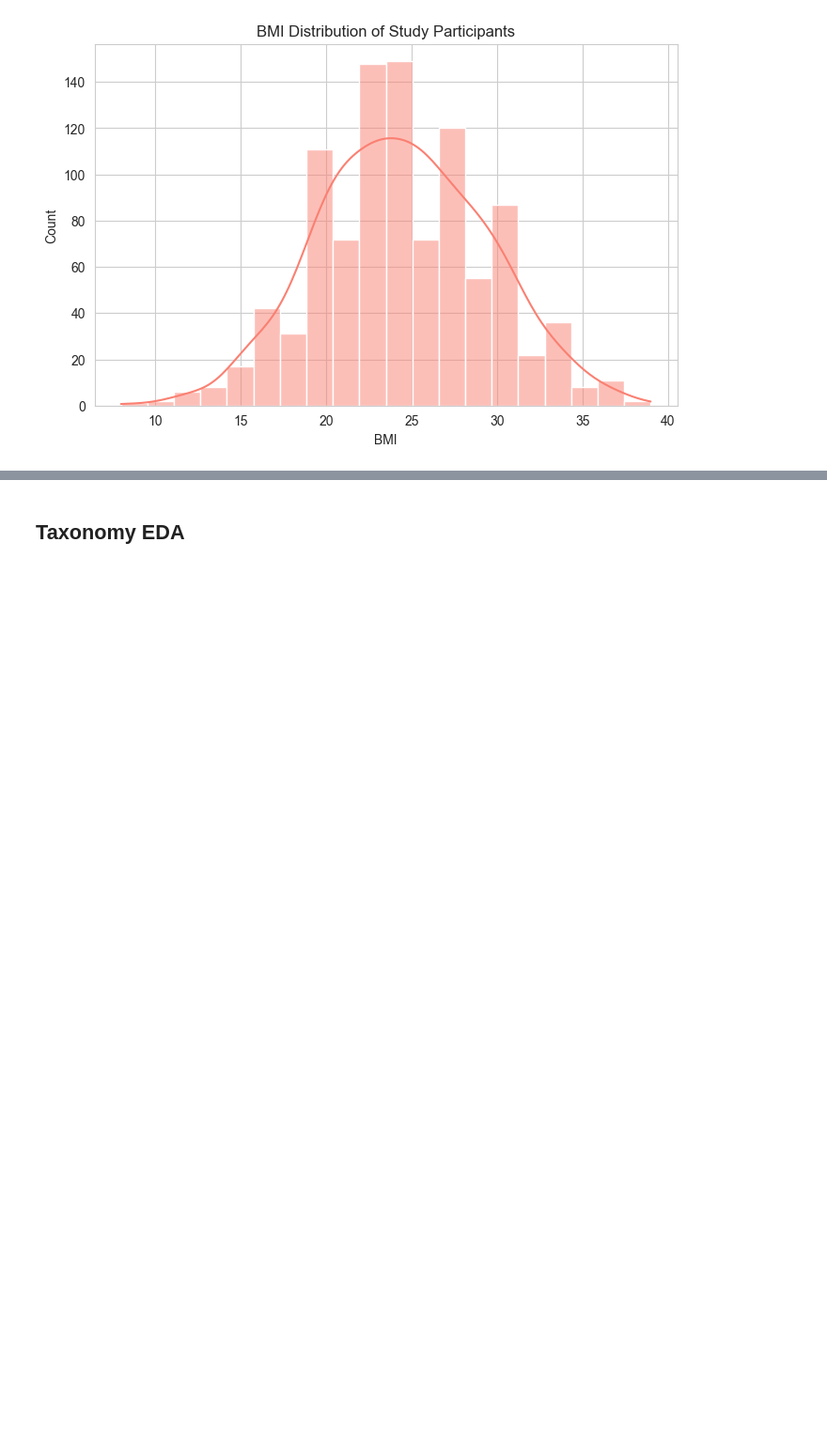
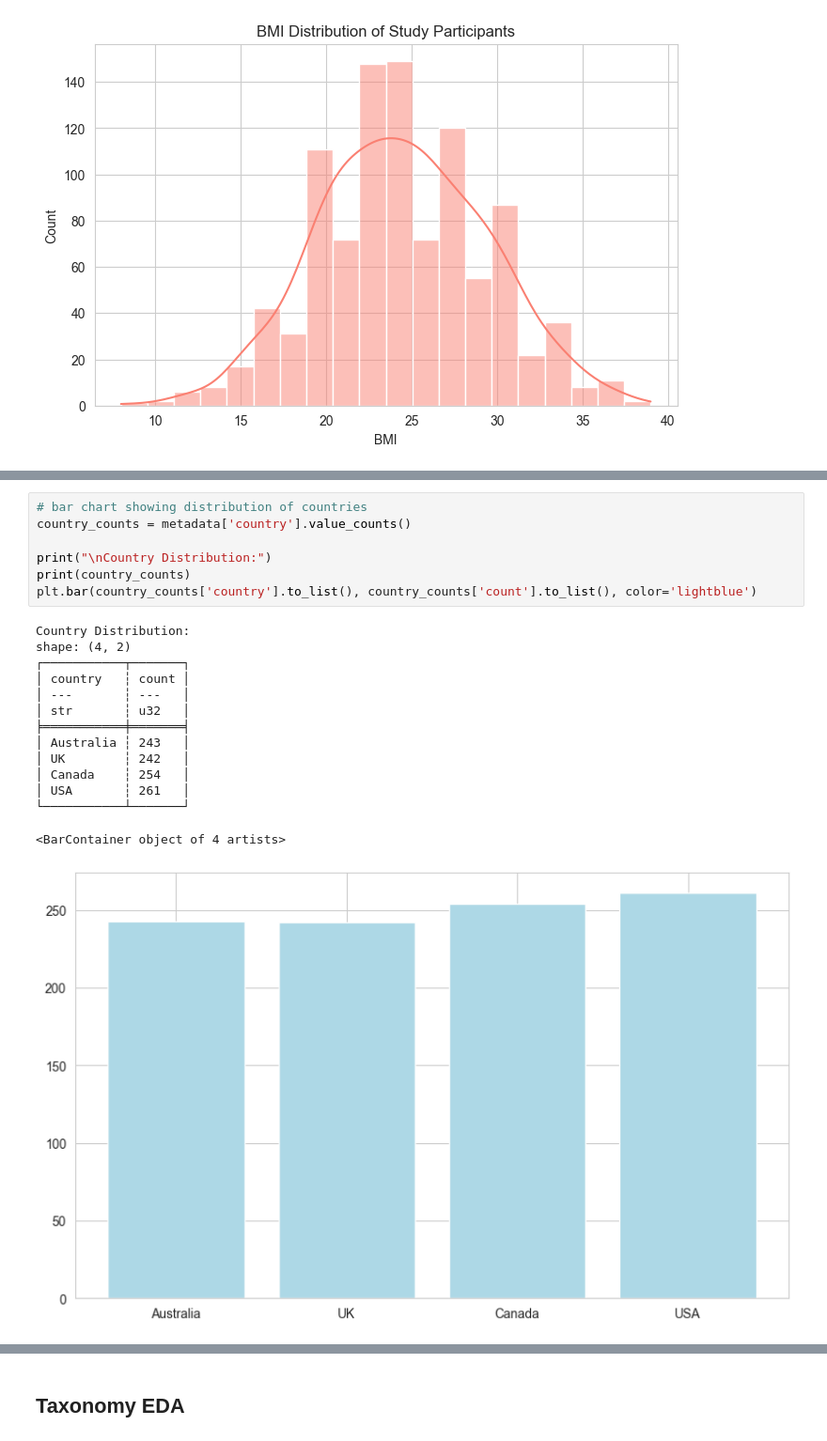
Before and after one commit to zkhechadoorian/coffee-gut-microbiome, a Jupyter notebook: notebooks/01_data_loading_qc.ipynb, the cells around one changed output, grey strips where cells are left out. Shown at 94% size. Saved outputs shown, nothing was run; the diff lists cells and outputs as text; blank space fills up the shorter version.

```diff
--- a/notebooks/01_data_loading_qc.ipynb
+++ b/notebooks/01_data_loading_qc.ipynb
@@ -124,0 +143,22 @@ Unique values in 'antibiotics_past_year': ['Yes', 'No']
+# %%
+# bar chart showing distribution of countries
+country_counts = metadata['country'].value_counts()
+
+print("\nCountry Distribution:")
+print(country_counts)
+plt.bar(country_counts['country'].to_list(), country_counts['count'].to_list(), color='lightblue')
+# %% [output]
+Country Distribution:
+shape: (4, 2)
+┌───────────┬───────┐
+│ country   ┆ count │
+│ ---       ┆ ---   │
+│ str       ┆ u32   │
+╞═══════════╪═══════╡
+│ Australia ┆ 243   │
+│ UK        ┆ 242   │
+│ Canada    ┆ 254   │
+│ USA       ┆ 261   │
+└───────────┴───────┘
+<BarContainer object of 4 artists>
+[figure, added]
```
Also changed, not shown: parts of 9 cells of this notebook.
